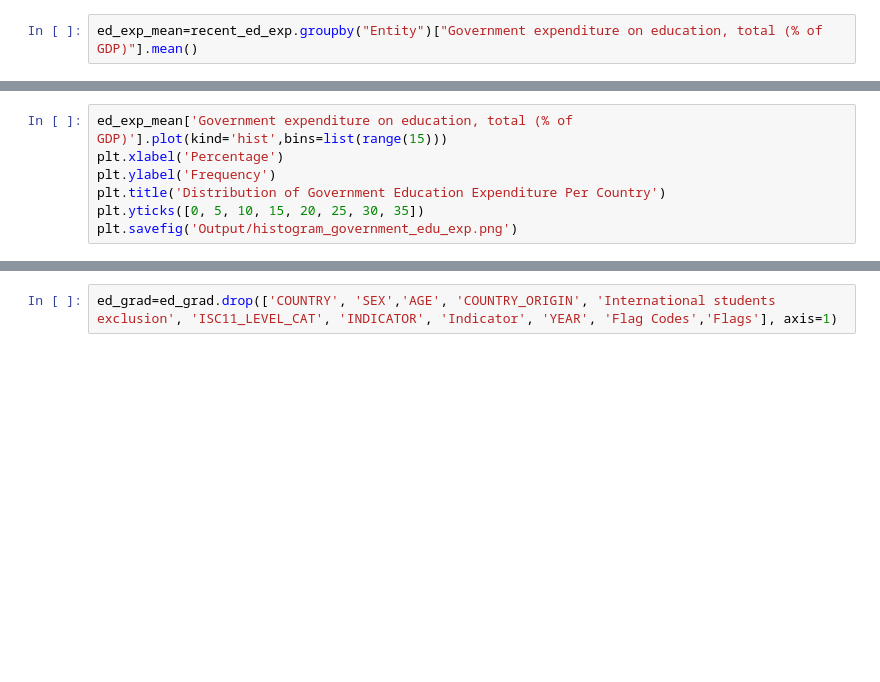
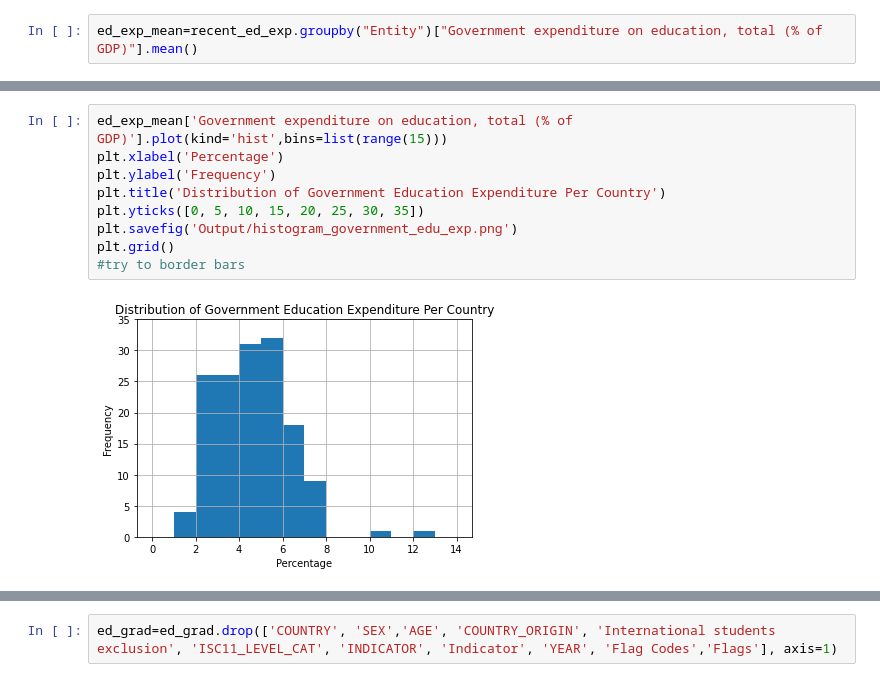
Before and after one commit to pamhinostroza/Project_1, a Jupyter notebook: Project_Main.ipynb, the cells around one changed output, grey strips where cells are left out. Cells and saved outputs as stored; diff of their text form; blank space fills up the shorter version.

```diff
--- a/Project_Main.ipynb
+++ b/Project_Main.ipynb
@@ -23,10 +65,14 @@ ed_exp_mean
 # %%
 ed_exp_mean['Government expenditure on education, total (% of GDP)'].plot(kind='hist',bins=list(range(15)))
 plt.xlabel('Percentage')
 plt.ylabel('Frequency')
 plt.title('Distribution of Government Education Expenditure Per Country')
 plt.yticks([0, 5, 10, 15, 20, 25, 30, 35])
 plt.savefig('Output/histogram_government_edu_exp.png')
+plt.grid()
+#try to border bars
+# %% [output]
+[figure, added]
 # %%
 top_exp = ed_exp_mean.sort_values(by='Government expenditure on education, total (% of GDP)',ascending=False)
 top_20=top_exp.head(20)
```
Also changed, not shown: parts of 40 cells of this notebook, 1 other file.
